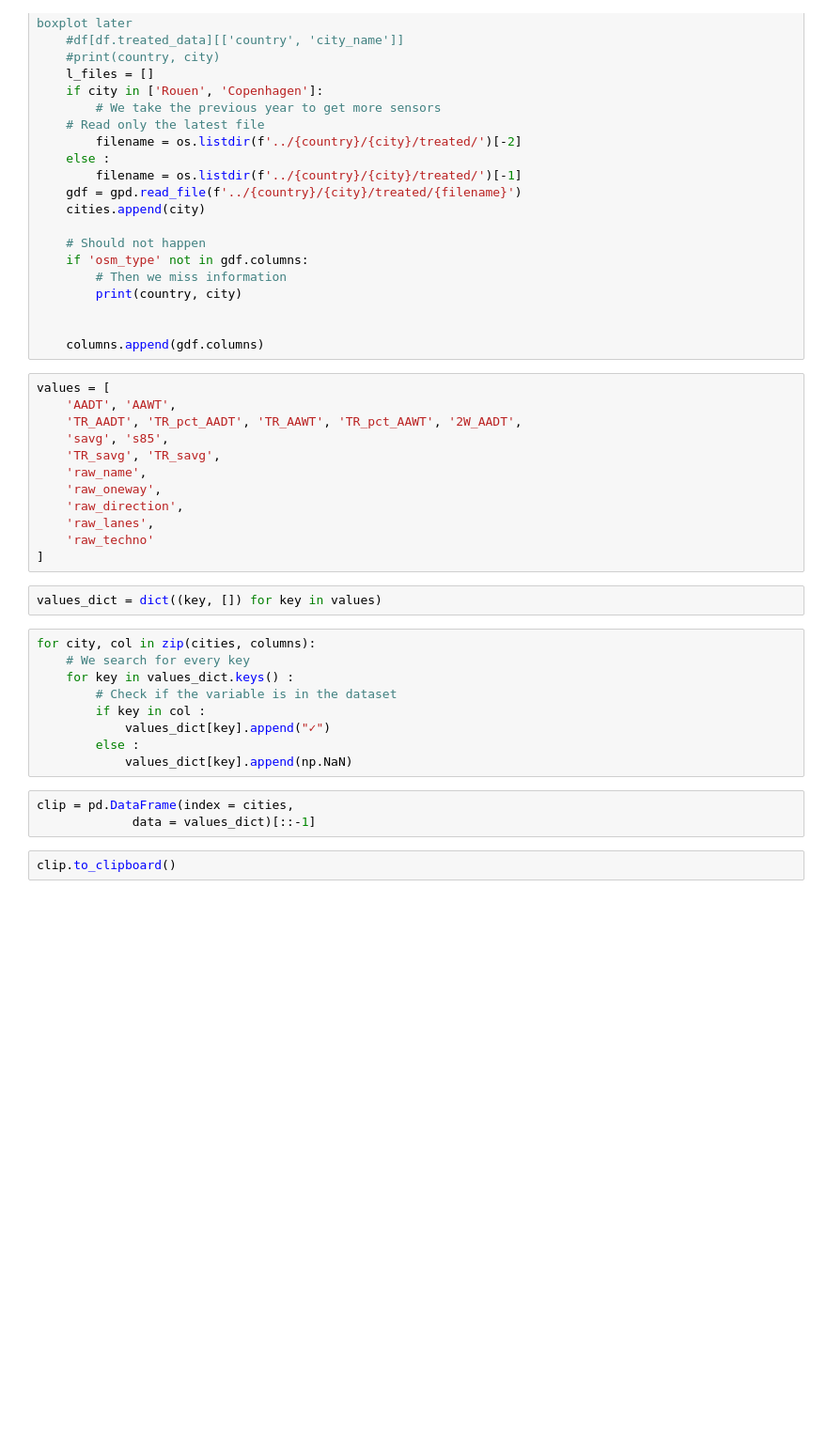
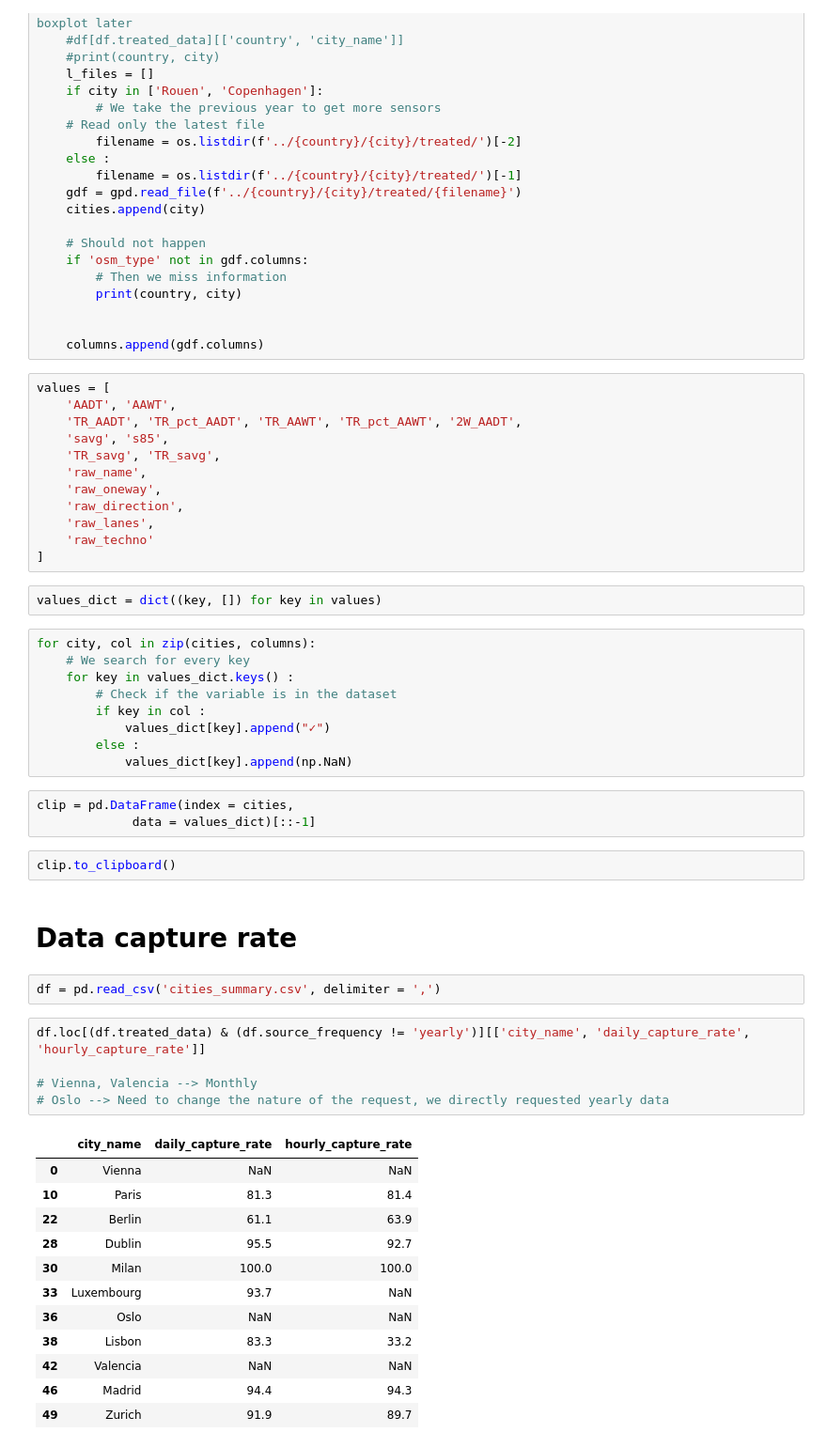
Before and after one commit to XavB64/traffic-volume-data-EU-cities, a Jupyter notebook: assets/dataset_statistics.ipynb, the cells around one changed output. Shown at 94% size. Cells and saved outputs as stored; diff of their text form; blank space fills up the shorter version.

```diff
--- a/assets/dataset_statistics.ipynb
+++ b/assets/dataset_statistics.ipynb
@@ -479,3 +482,25 @@ clip = pd.DataFrame(index = cities,
              data = values_dict)[::-1]
 # %%
 clip.to_clipboard()
+# %% [markdown]
+# Data capture rate
+# %%
+df = pd.read_csv('cities_summary.csv', delimiter = ',')
+# %%
+df.loc[(df.treated_data) & (df.source_frequency != 'yearly')][['city_name', 'daily_capture_rate', 'hourly_capture_rate']]
+
+# Vienna, Valencia --> Monthly
+# Oslo --> Need to change the nature of the request, we directly requested yearly data
+# %% [output]
+|  | city_name | daily_capture_rate | hourly_capture_rate |
+| 0 | Vienna | NaN | NaN |
+| 10 | Paris | 81.3 | 81.4 |
+| 22 | Berlin | 61.1 | 63.9 |
+| 28 | Dublin | 95.5 | 92.7 |
+| 30 | Milan | 100.0 | 100.0 |
+| 33 | Luxembourg | 93.7 | NaN |
+| 36 | Oslo | NaN | NaN |
+| 38 | Lisbon | 83.3 | 33.2 |
+| 42 | Valencia | NaN | NaN |
+| 46 | Madrid | 94.4 | 94.3 |
+| 49 | Zurich | 91.9 | 89.7 |
```
Also changed, not shown: parts of 7 cells of this notebook.
